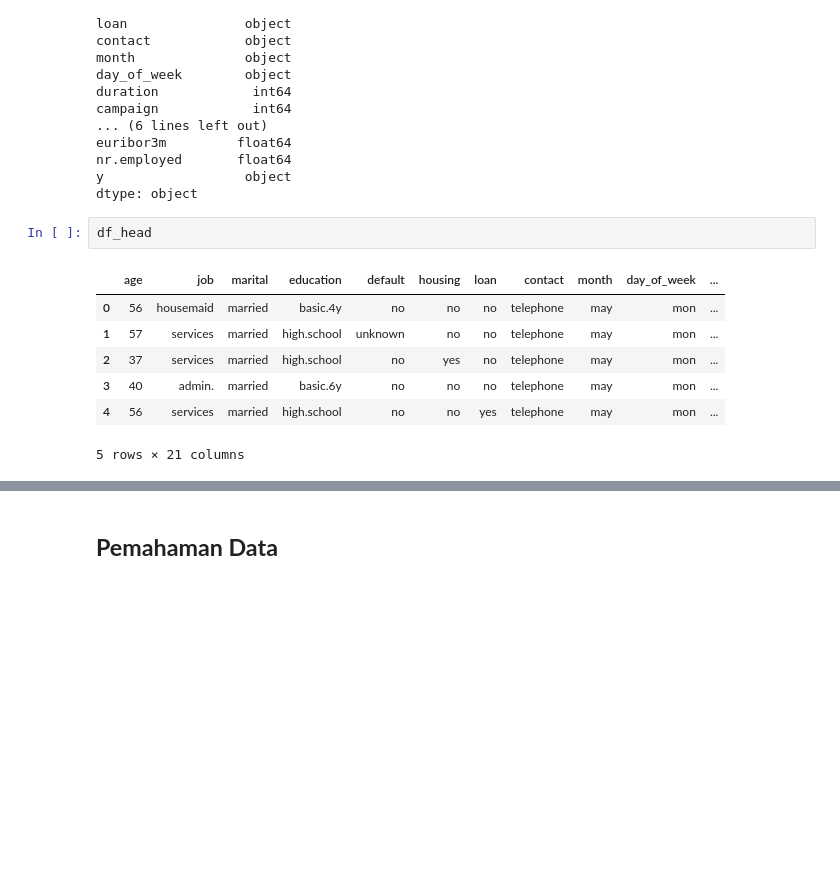
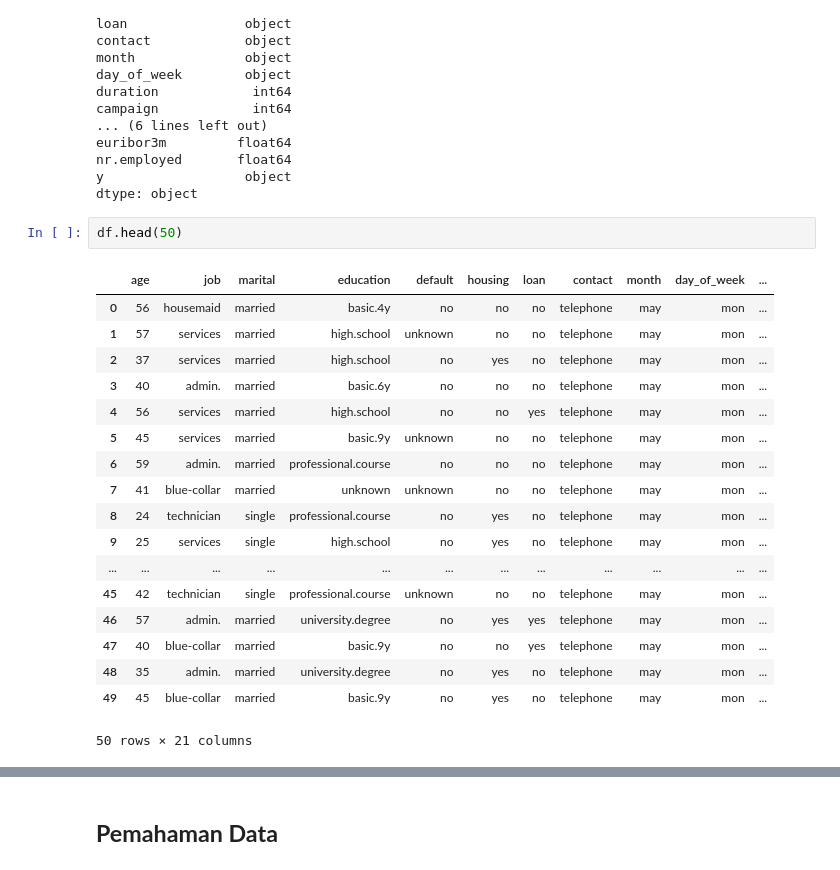
Before and after one commit to purbaronny/prwdhk-ds-group-final, a Jupyter notebook: src/main.ipynb, the cells around one changed output, grey strips where cells are left out. Cells and saved outputs as stored; diff of their text form; blank space fills up the shorter version.

```diff
--- a/src/main.ipynb
+++ b/src/main.ipynb
@@ -112,12 +113,23 @@ nr.employed       float64
 y                  object
 dtype: object
 # %%
-df_head
+df.head(50)
 # %% [output]
 |  | age | job | marital | education | default | housing | loan | contact | month | day_of_week | ... |
 | 0 | 56 | housemaid | married | basic.4y | no | no | no | telephone | may | mon | ... |
 | 1 | 57 | services | married | high.school | unknown | no | no | telephone | may | mon | ... |
 | 2 | 37 | services | married | high.school | no | yes | no | telephone | may | mon | ... |
 | 3 | 40 | admin. | married | basic.6y | no | no | no | telephone | may | mon | ... |
 | 4 | 56 | services | married | high.school | no | no | yes | telephone | may | mon | ... |
+| 5 | 45 | services | married | basic.9y | unknown | no | no | telephone | may | mon | ... |
+| 6 | 59 | admin. | married | professional.course | no | no | no | telephone | may | mon | ... |
+| 7 | 41 | blue-collar | married | unknown | unknown | no | no | telephone | may | mon | ... |
+| 8 | 24 | technician | single | professional.course | no | yes | no | telephone | may | mon | ... |
+| 9 | 25 | services | single | high.school | no | yes | no | telephone | may | mon | ... |
+| ... | ... | ... | ... | ... | ... | ... | ... | ... | ... | ... | ... |
+| 45 | 42 | technician | single | professional.course | unknown | no | no | telephone | may | mon | ... |
+| 46 | 57 | admin. | married | university.degree | no | yes | yes | telephone | may | mon | ... |
+| 47 | 40 | blue-collar | married | basic.9y | no | no | yes | telephone | may | mon | ... |
+| 48 | 35 | admin. | married | university.degree | no | yes | no | telephone | may | mon | ... |
+| 49 | 45 | blue-collar | married | basic.9y | no | yes | no | telephone | may | mon | ... |
-5 rows × 21 columns
+50 rows × 21 columns
```
Also changed, not shown: parts of 75 cells of this notebook.
